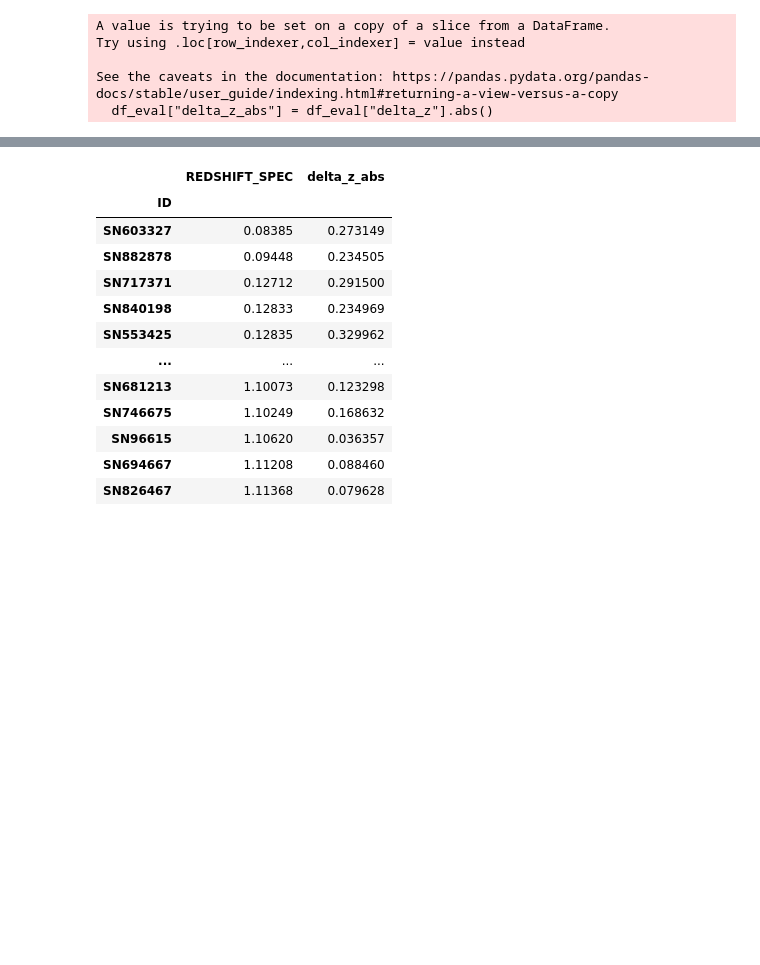
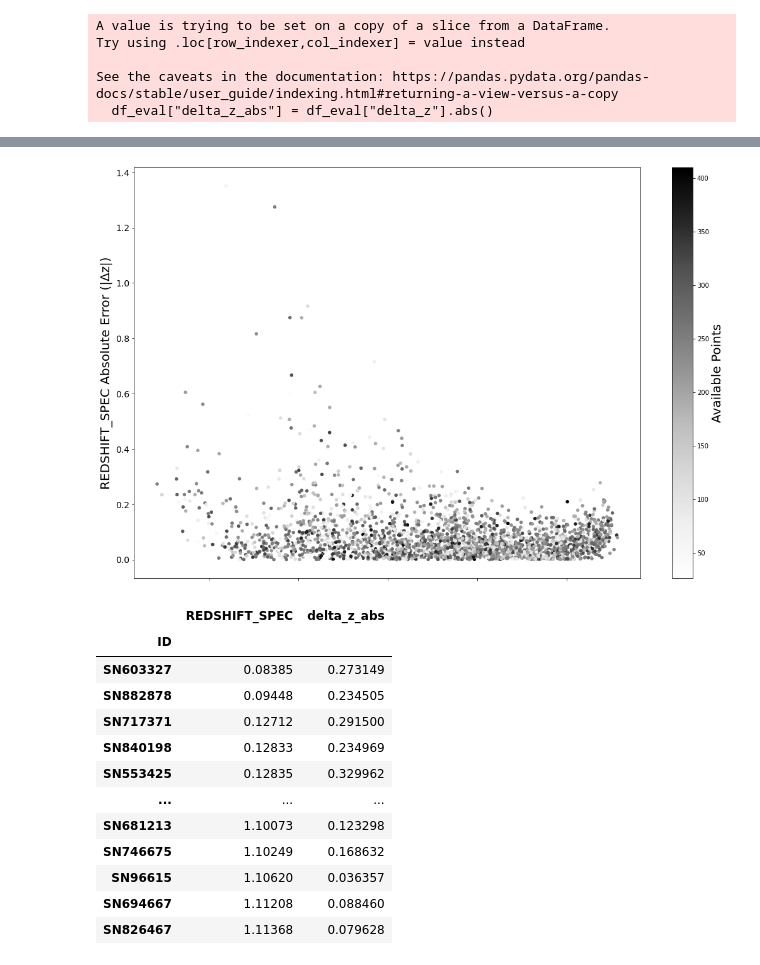
Before and after one commit to FelipeMFO/photometric-redshift-prediction, a Jupyter notebook: notebooks/evaluating/autoML_z-deltaz.ipynb, the cells around one changed output, grey strips where cells are left out. Cells and saved outputs as stored; diff of their text form; code cells hidden in the pictures; blank space fills up the shorter version.

```diff
--- a/notebooks/evaluating/autoML_z-deltaz.ipynb
+++ b/notebooks/evaluating/autoML_z-deltaz.ipynb
@@ -140,0 +188,14 @@ df_dz.sort_values("REDSHIFT_SPEC")[["REDSHIFT_SPEC", "delta_z_abs"]].plot("REDSH
+# %%
+import matplotlib.pyplot as plt
+
+SMALL_SIZE = 8
+MEDIUM_SIZE = 10
+BIGGER_SIZE = 20
+
+plt.rc('font', size=BIGGER_SIZE)          # controls default text sizes
+plt.rc('axes', titlesize=BIGGER_SIZE)     # fontsize of the axes title
+plt.rc('axes', labelsize=BIGGER_SIZE)    # fontsize of the x and y labels
+plt.rc('xtick', labelsize=BIGGER_SIZE)    # fontsize of the tick labels
+plt.rc('ytick', labelsize=MEDIUM_SIZE)    # fontsize of the tick labels
+plt.rc('legend', fontsize=BIGGER_SIZE)    # legend fontsize
+plt.rc('figure', titlesize=BIGGER_SIZE)  # fontsize of the figure title
@@ -141,3 +219,11 @@ df_dz.sort_values("REDSHIFT_SPEC")[["REDSHIFT_SPEC", "delta_z_abs"]].plot("REDSH
+# %%
+fig = df_dz.plot.scatter(x="REDSHIFT_SPEC", y="delta_z_abs",c = "Available Points", figsize=(18,12), fontsize = 14).figure
+# fig.tick_params(labelsize=6)
+plt.xlabel("REDSHIFT_SPEC (z)")
+plt.ylabel(u'REDSHIFT_SPEC Absolute Error (|Δz|)')
+fig.savefig('t.pdf')
+# %% [output]
+[figure, added]
 # %%
 df_dz.sort_values("REDSHIFT_SPEC")[["REDSHIFT_SPEC", "delta_z_abs"]]
 # %% [output]
```
Also changed, not shown: parts of 9 cells of this notebook, 3 other files.
